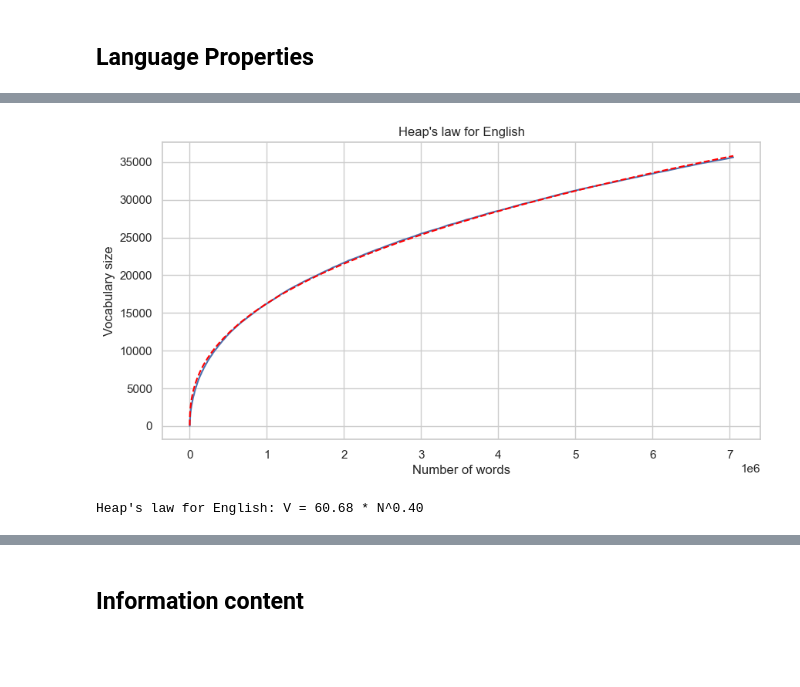
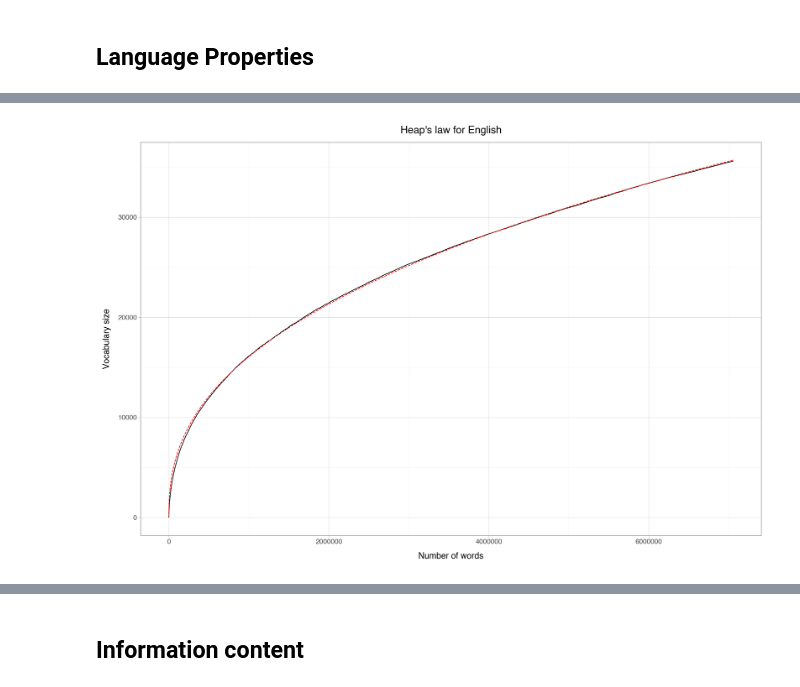
Before and after one commit to codebyzeb/g2p-plus, a Jupyter notebook: datasets/childes/analysis/datasets.ipynb, the cells around one changed output, grey strips where cells are left out. Drawn from its saved outputs; the diff is of its cells as text; code cells hidden in the pictures; blank space fills up the shorter version.

```diff
--- a/datasets/childes/analysis/datasets.ipynb
+++ b/datasets/childes/analysis/datasets.ipynb
@@ -6,8 +6,9 @@ Comparing the different languages within the CHILDES dataset.
 import pandas as pd
 import seaborn as sns
 import matplotlib.pyplot as plt
+import plotly.express as px
+import plotnine as p9
 import numpy as np
-import plotly.express as px
 
 from datasets import load_dataset, get_dataset_config_names
 from tqdm import tqdm
@@ -15,3 +16,4 @@ from tqdm import tqdm
 DATASET_PATH = '../CHILDES-dataset'
 
 sns.set_theme(style="whitegrid")
+p9.theme_set(p9.theme_light())
@@ -18,7 +22,7 @@ sns.set_theme(style="whitegrid")
 # %%
-languages = get_dataset_config_names('transformersegmentation/CHILDES')
+languages = get_dataset_config_names(DATASET_PATH)
 print('Languages:', languages)
-datasets = {language : load_dataset('transformersegmentation/CHILDES', language, split='train') for language in languages}
+datasets = {language : load_dataset(DATASET_PATH, language, split='train') for language in languages}
 # %% [output]
 Languages: ['English', 'EnglishUK', 'French', 'German', 'Spanish', 'Dutch', 'Mandarin', 'Japanese', 'Cantonese', 'Estonian', 'Croatian', 'Danish', 'Basque', 'Hungarian', 'Turkish', 'Farsi', 'Icelandic ...
 # %%
@@ -166,24 +240,38 @@ for i, line in enumerate(tqdm(lines)):
 # %%
 # Fit a power law to the data
 from scipy.optimize import curve_fit
 
 def power_law(x, a, b):
     return a * np.power(x, b)
 
 popt, pcov = curve_fit(power_law, n_words, unique_words)
 a, b = popt
-plt.figure(figsize=(10, 5))
-plt.plot(n_words, unique_words)
-plt.plot(n_words, power_law(n_words, a, b), color='red', linestyle='--')
-plt.xlabel('Number of words')
-plt.ylabel('Vocabulary size')
-plt.title("Heap's law for English")
-plt.show()
+# plt.figure(figsize=(10, 5))
+# plt.plot(n_words, unique_words)
+# plt.plot(n_words, power_law(n_words, a, b), color='red', linestyle='--')
+# plt.xlabel('Number of words')
+# plt.ylabel('Vocabulary size')
+# plt.title("Heap's law for English")
+# plt.show()
 
-print(f'Heap\'s law for English: V = {a:.2f} * N^{b:.2f}')
+# print(f'Heap\'s law for English: V = {a:.2f} * N^{b:.2f}')
+
+# Plot using plotnine
+heap_data = pd.DataFrame({'n_words': n_words, 'unique_words': unique_words})
+heap_data['fitted'] = power_law(heap_data['n_words'], a, b)
+
+p = (p9.ggplot(heap_data, p9.aes(x='n_words', y='unique_words'))
+        + p9.geom_line()
+        + p9.geom_line(p9.aes(y='fitted'), color='red', linetype='dashed')
+        + p9.theme(figure_size=(12, 8))
+        + p9.ggtitle("Heap's law for English")
+        + p9.xlab('Number of words')
+        + p9.ylab('Vocabulary size')
+    )
+
+p.show()
 # %% [output]
-[figure, old version]
+[figure, new version]
-Heap's law for English: V = 60.68 * N^0.40
 # %%
 # Plot heaps law for all languages
 heap_parameters = {}
```
Also changed, not shown: parts of 23 cells of this notebook, 4 other files.
